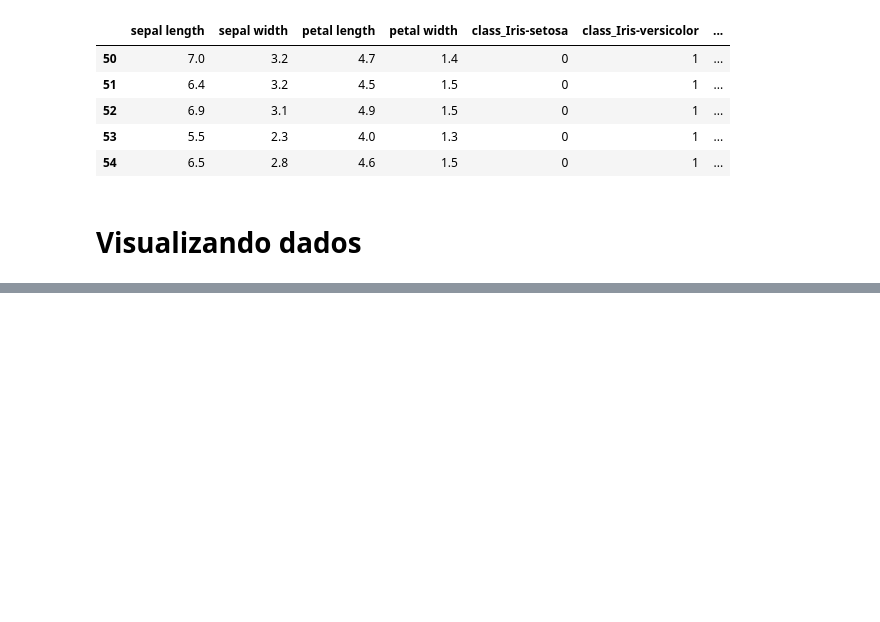
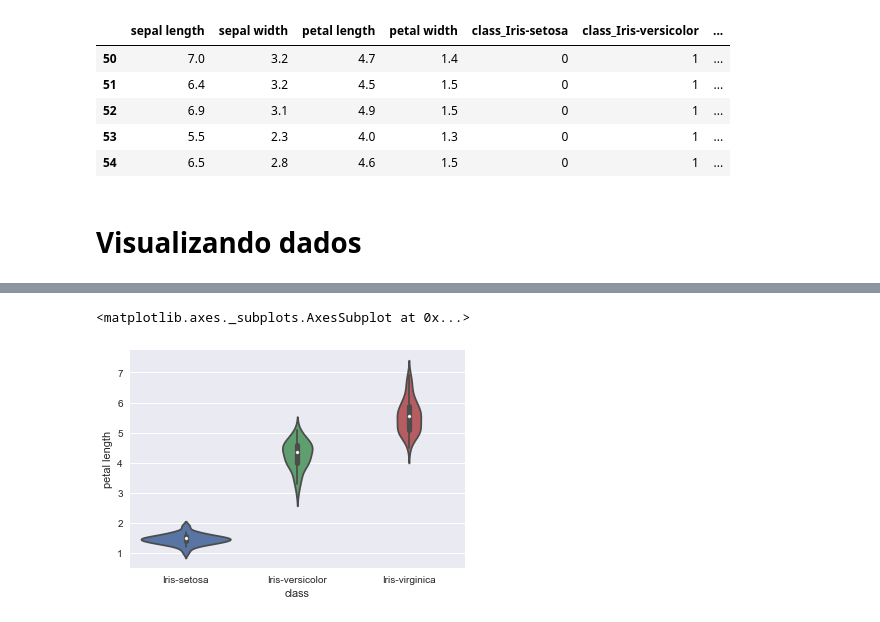
Before and after one commit to rodolfo-mendes/uci-data-analysis, a Jupyter notebook: Iris/Hands-on Iris.ipynb, the cells around one changed output, grey strips where cells are left out. Cells and saved outputs as stored; diff of their text form; code cells hidden in the pictures; blank space fills up the shorter version.

```diff
--- a/Iris/Hands-on Iris.ipynb
+++ b/Iris/Hands-on Iris.ipynb
@@ -357,3 +359,9 @@ sns.violinplot(iris['petal length'], orient='vertical')
+# %%
+plt.figure()
+sns.violinplot(y=iris['petal length'], x=iris['class'], orient='vertical')
+# %% [output]
+<matplotlib.axes._subplots.AxesSubplot at 0x...>
+[figure, added]
 # %%
 plt.figure()
 sns.boxplot(iris.drop(columns=['class']))
```
Also changed, not shown: parts of 38 cells of this notebook.
